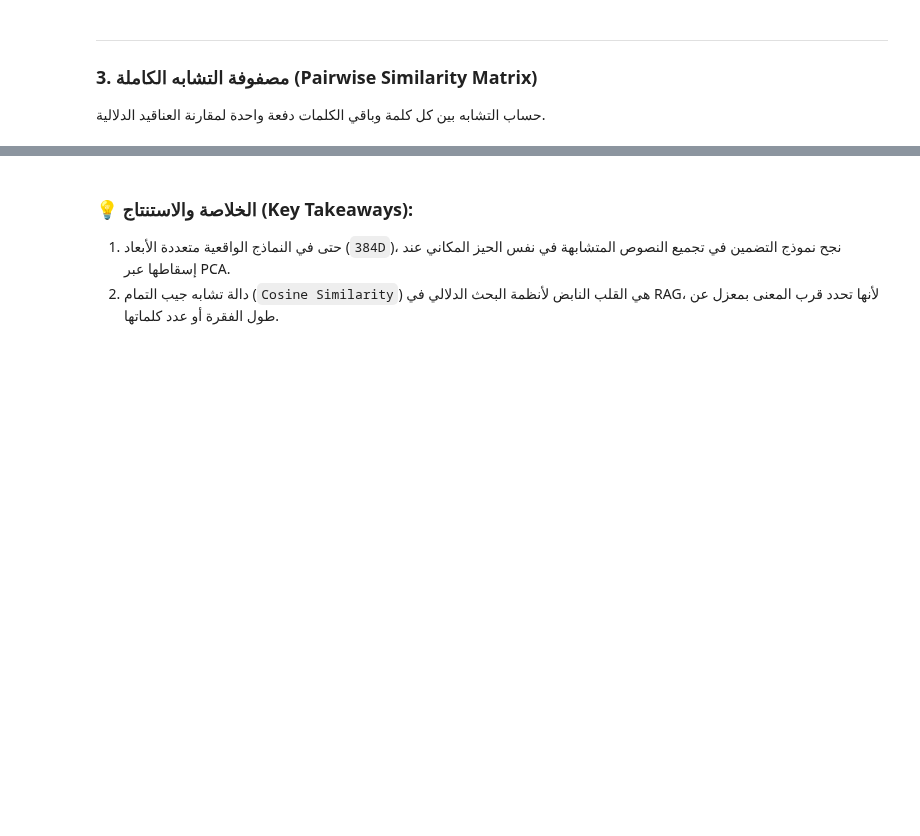
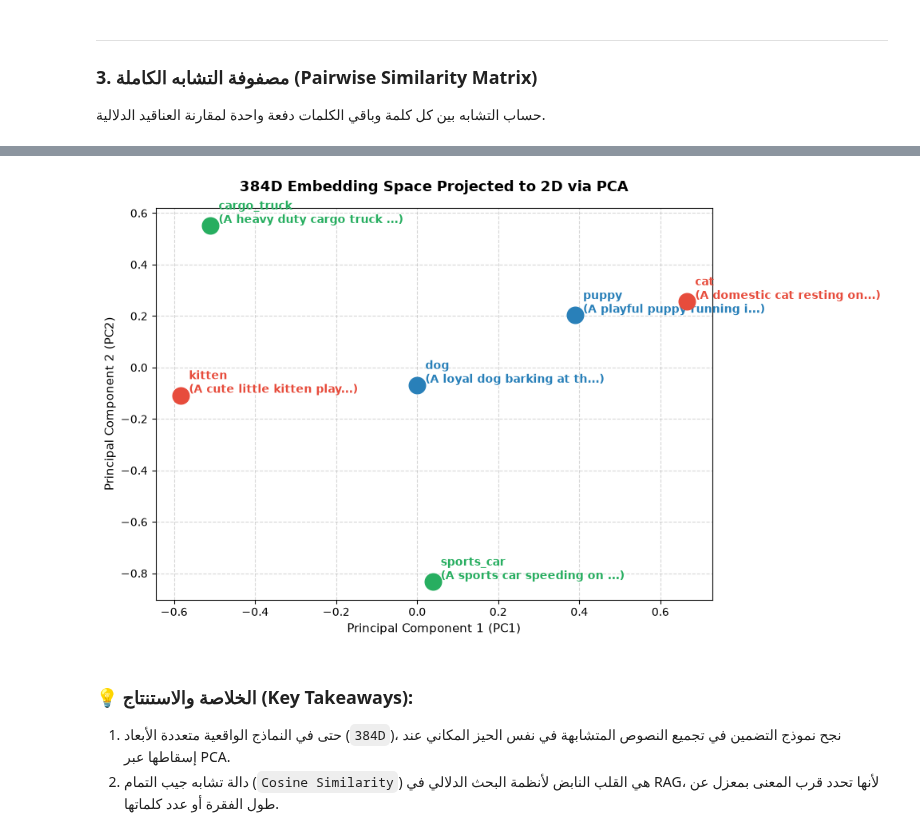
Before and after one commit to ali-abofouda/RAG-Mastery, a Jupyter notebook: 02-indexing/02-visualization-cosine-similarity/02-visualization-cosine-similarity.ipynb, the cells around one changed output, grey strips where cells are left out. Cells and saved outputs as stored; diff of their text form; code cells hidden in the pictures; blank space fills up the shorter version.

```diff
--- a/02-indexing/02-visualization-cosine-similarity/02-visualization-cosine-similarity.ipynb
+++ b/02-indexing/02-visualization-cosine-similarity/02-visualization-cosine-similarity.ipynb
@@ -167,0 +132,82 @@ plt.show()
+# %%
+import numpy as np
+import matplotlib.pyplot as plt
+
+
+def deterministic_category_vector(label: str, dim: int = 384) -> np.ndarray:
+    """إنشاء اتجاه أساسي لكل فئة دلالية بطريقة مستقرة وقابلة للتكرار."""
+    rng = np.random.default_rng(sum(ord(ch) for ch in label) + dim)
+    vec = rng.normal(0.0, 1.0, dim).astype(np.float32)
+    norm = np.linalg.norm(vec)
+    return vec / norm if norm != 0 else vec
+
+
+def sentence_embedding(sentence: str, label: str, dim: int = 384) -> np.ndarray:
+    """توليد تضمين ثابت لكل جملة مع الحفاظ على تشابه الفئات الدلالية."""
+    category_vector = deterministic_category_vector(label, dim)
+    words = [w.lower().strip(".,!?;:()[]{}\"'") for w in sentence.split()]
+    words = [w for w in words if w]
+
+    if not words:
+        return category_vector
+
+    signal = np.zeros(dim, dtype=np.float32)
+    for word in words:
+        word_seed = sum(ord(ch) for ch in word) + len(label) * 11
+        rng = np.random.default_rng(word_seed)
+        signal += rng.normal(0.0, 0.15, dim)
+
+    signal /= len(words)
+    embedding = category_vector * 0.75 + signal * 0.25
+    norm = np.linalg.norm(embedding)
+    return (embedding / norm).astype(np.float32) if norm != 0 else category_vector
+
+
+# 1. إنشاء 6 تضمينات اصطناعية في فضاء 384 بعداً مع تجميع دلالي متوقع
+sentences = [
+    "A cute little kitten playing with yarn",
+    "A domestic cat resting on the soft sofa",
+    "A loyal dog barking at the mail carrier",
+    "A playful puppy running in the park",
+    "A sports car speeding on the highway",
+    "A heavy duty cargo truck transporting freight"
+]
+labels = ["kitten", "cat", "dog", "puppy", "sports_car", "cargo_truck"]
+
+real_embeddings = np.asarray(
+    [sentence_embedding(sentence, label) for sentence, label in zip(sentences, labels)],
+    dtype=np.float32
+)
+print(f"✅ تم إنشاء متجهات اصطناعية بأبعاد: {real_embeddings.shape} (6 جمل × 384 بعداً)\n")
+
+# 2. تنفيذ PCA من الصفر عبر Singular Value Decomposition (SVD) في NumPy
+def pca_numpy(X: np.ndarray, n_components: int = 2) -> np.ndarray:
+    X_centered = X - np.mean(X, axis=0)
+    U, S, Vt = np.linalg.svd(X_centered, full_matrices=False)
+    return np.dot(X_centered, Vt[:n_components].T)
+
+projected_2d = pca_numpy(real_embeddings, n_components=2)
+
+# 3. رسم المتجهات بعد إسقاطها إلى 2D
+plt.figure(figsize=(10, 6))
+category_colors = ["#e74c3c", "#e74c3c", "#2980b9", "#2980b9", "#27ae60", "#27ae60"]
+
+for i, label in enumerate(labels):
+    px, py = projected_2d[i, 0], projected_2d[i, 1]
+    plt.scatter(px, py, color=category_colors[i], s=220, zorder=5)
+    plt.annotate(
+        f"{label}\n({sentences[i][:25]}...)",
+        xy=(px, py),
+        xytext=(px + 0.02, py + 0.01),
+        fontsize=10,
+        fontweight="bold",
+        color=category_colors[i]
+    )
+
+plt.title("384D Embedding Space Projected to 2D via PCA", fontsize=13, fontweight="bold", pad=15)
+plt.xlabel("Principal Component 1 (PC1)", fontsize=11)
+plt.ylabel("Principal Component 2 (PC2)", fontsize=11)
+plt.grid(True, linestyle="--", alpha=0.5)
+plt.tight_layout()
+plt.show()
+# %% [output]
@@ -168,3 +215,4 @@ plt.show()
+[figure, added]
 # %% [markdown]
 ### 💡 الخلاصة والاستنتاج (Key Takeaways):
 1. حتى في النماذج الواقعية متعددة الأبعاد (`384D`)، نجح نموذج التضمين في تجميع النصوص المتشابهة في نفس الحيز المكاني عند إسقاطها عبر PCA.
```
Also changed, not shown: parts of 7 cells of this notebook, 1 other file.
